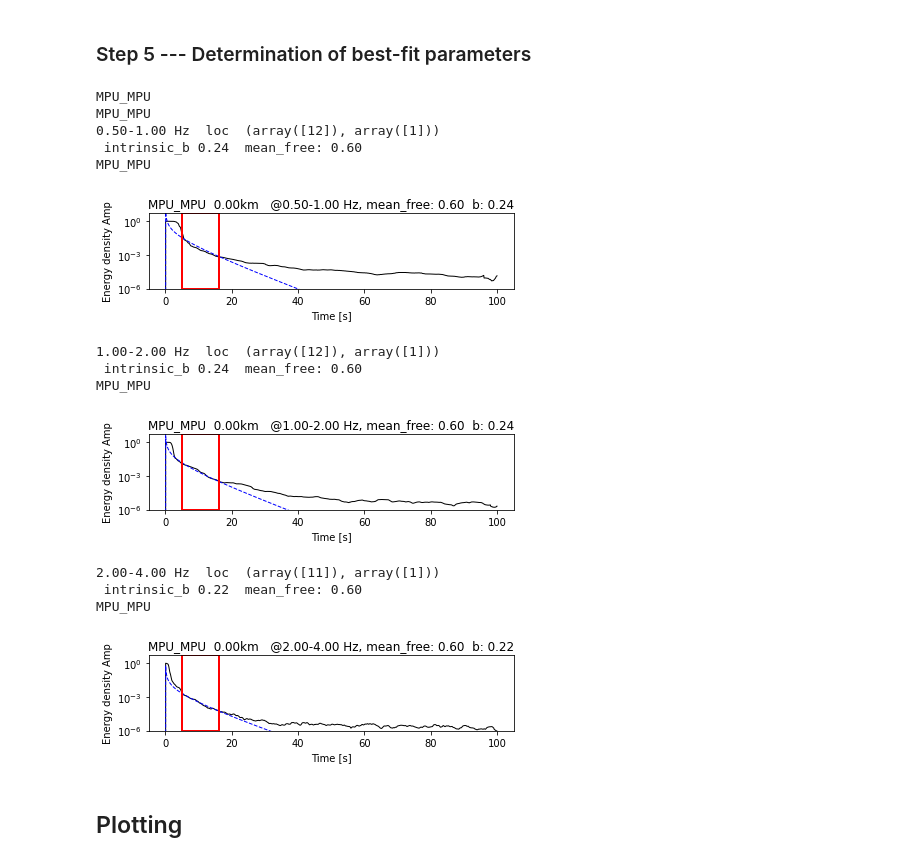
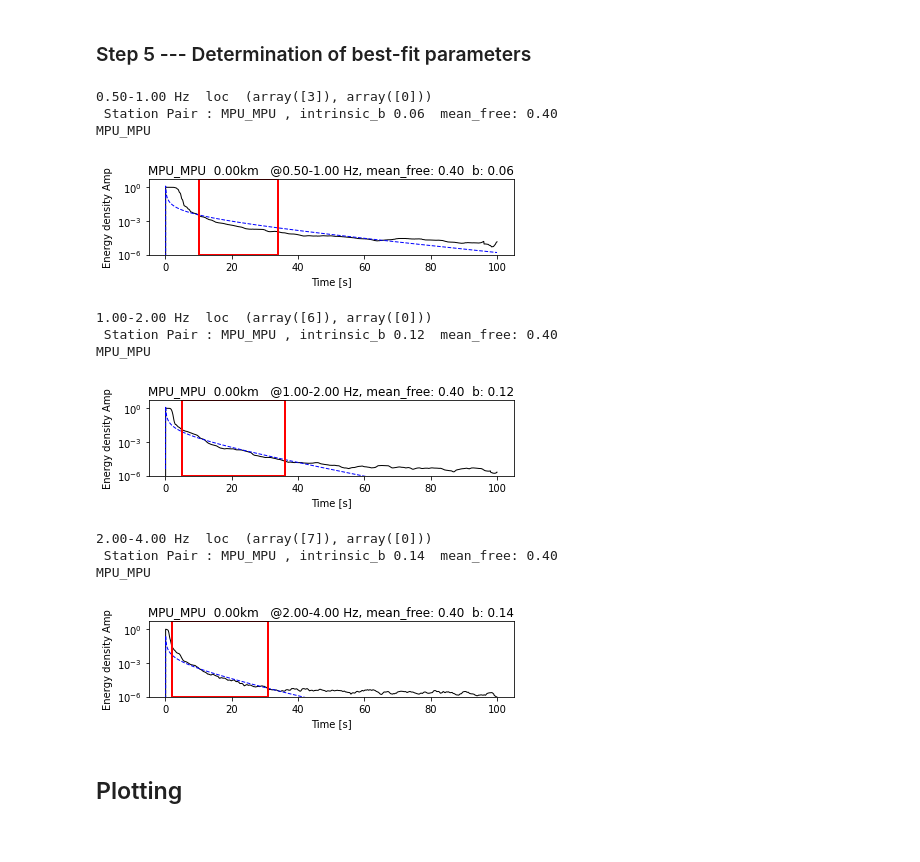
Before and after one commit to kuanfufeng/Noise_Correlation_Attenuation, a Jupyter notebook: Scattering_MFPandIntb_SingleStation.ipynb, the cells around one changed output. Saved outputs shown, nothing was run; the diff lists cells and outputs as text; code cells hidden in the pictures.

Commit message:
Determine the measuring window based on noise level

```diff
--- a/Scattering_MFPandIntb_SingleStation.ipynb
+++ b/Scattering_MFPandIntb_SingleStation.ipynb
@@ -289,7 +289,7 @@ for aa in range(fnum):
 # %% [output]
 [figure]
 # %%
-def plot_fmsv_waveforms(freq,wav,fname):
+def plot_fmsv_waveforms(freq,wav,fname,noise_level,twin):
     nfreq = len(freq) - 1
     fig, ax = plt.subplots(2,nfreq, figsize=(16,6), sharex=False)
 
@@ -303,6 +303,9 @@ def plot_fmsv_waveforms(freq,wav,fname):
         ax[0][fb].set_ylabel("Amplitude")
         ax[0][fb].set_title( "%s   @%4.2f-%4.2f Hz" % ( fname,fmin,fmax ) )
 
+        ax[1][fb].plot([wav[0][0],wav[0][-1]],[noise_level[fb],noise_level[fb]],c='orange',marker='o',ls='--', linewidth=2)
+        ax[1][fb].plot([twin[fb][0],twin[fb][0]],[-0.1,absy],c='orange',marker='o',ls='--', linewidth=2)
+        ax[1][fb].plot([twin[fb][1],twin[fb][1]],[-0.1,absy],c='orange',marker='o',ls='--', linewidth=2)
         ax[1][fb].set_yscale('log', base=10)
         ax[1][fb].plot(wav[0],wav[fb+1], "k-", linewidth=0.5)
         ax[1][fb].set_xlabel("Time [s]")
@@ -315,6 +336,10 @@ def plot_fmsv_waveforms(freq,wav,fname):
 # %%
 data_sym=np.ndarray((nfreq,indx+1)) # two-side averaged stack CF
 fmsv_mean=np.ndarray((fnum,nfreq+1,indx+1))
+
+level=np.ndarray((fnum,nfreq,1))
+ratio=3
+twinbe=np.ndarray((fnum,nfreq,2))
 
 for aa in range (fnum):
     for fb in range(nfreq):
@@ -322,8 +347,15 @@ for aa in range (fnum):
         fmax=freq[fb+1]            # stack positive and negative lags
         sym = 0.5 * msv_mean[aa][fb+1][indx:] + 0.5 * np.flip(msv_mean[aa][fb+1][: indx + 1], axis=0)
         data_sym[fb]=sym
+        Val_mad=mad(sym)
+        level[aa][fb]=Val_mad*ratio
 
-    print(fname[aa])
+        for pt in range(len(sym)):
+            if (sym[pt] < float(level[aa][fb])):
+                twinbe[aa][fb][0]=int((1/fmin)*5)
+                twinbe[aa][fb][1]=int(msv[aa][0][0][indx+pt])
+                print(aa,fb,pt,sym[pt],level[aa][fb],twinbe[aa][fb])
+                break
     fmsv_mean[aa]=[msv[aa][0][0][indx:],data_sym[0],data_sym[1],data_sym[2]]
-    plot_fmsv_waveforms(freq,fmsv_mean[aa],fname[aa])
+    plot_fmsv_waveforms(freq,fmsv_mean[aa],fname[aa],level[aa],twinbe[aa])
 # %% [output]
@@ -409,19 +444,14 @@ def plot_fitting_curves(mean_free,intrinsic_b,tt,Eobs,Esyn,fname,dist,twin):
     plt.tight_layout()
     plt.show()
 # %%
-#twindow=[5.24, 5.74, 6.24, 36.1, 37.1, 37.6] # time windows   --> should be determined depended on station pair
-twindow=[5,6,7,14,15,16]
 cvel=[2.6, 2.0, 1.8]                                     # phase velocity --> should be vary
 
-
-x=np.zeros(2)    # mean_free_path search array
+x=np.zeros(1)    # mean_free_path search array
 y=np.zeros(30)     # intrinsic_b search array
 
 Esyn_temp=np.ndarray((len(x),len(y),npts//2+1))
 Eobs_temp=np.ndarray((len(x),len(y),npts//2+1))
 # %%
-SSR_temppp=np.ndarray((len(x),len(y),len(twindow)))
-
 SSR_final=np.ndarray((len(x),len(y)))
 SSR_final[:][:]=0.
 
@@ -437,6 +467,9 @@ for fb in range(nfreq):
     #for aa in range(0,1):
         #r=float(vdist[aa]) #+0.000001
         r=0.
+        twindow=[]
+        twindow=range(int(twinbe[aa][fb][0]),int(twinbe[aa][fb][1]),1)
+        SSR_temppp=np.ndarray((len(x),len(y),len(twindow)))
 
         # grid search in combination of mean_free_path and intrinsic_b
         Esyn_temp[:][:][:]=0.
@@ -514,62 +547,58 @@ def plot_fitting_result(mean_free,intrinsic_b,tt,Eobs,Esyn,fname,dist,twin,fmin,
     plt.show()
 # %%
 sta_pair=sfiles[0].split("H5/")[1].split(".h5")[0]
-print(sta_pair)
 result_intb=np.ndarray((nfreq))
 result_mfp=np.ndarray((nfreq))
 Eobs=np.ndarray((nfreq,npts//2+1))
 Esyn=np.ndarray((nfreq,npts//2+1))
 temppp=np.ndarray((len(twindow)))
 aa=0
-r=np.take(vdist[aa],0)+0.000001
-print(sta_pair)
+r=0. #np.take(vdist[aa],0)+0.000001
 for fb in range(nfreq):
     fmin=freq[fb]
     fmax=freq[fb+1]
 
     loc=np.where(SSR[fb].T == np.amin(SSR[fb].T))
     locx=list(zip(loc[0], loc[1]))
     print("%4.2f-%4.2f Hz " % (fmin,fmax),"loc ",loc)
     ymin=y[loc[0]]
     xmin=x[loc[1]]
-    print(" intrinsic_b %.2f " % ymin,"mean_free: %.2f " % xmin)
+    print(" Station Pair :",sta_pair ,", intrinsic_b %.2f " % ymin,"mean_free: %.2f " % xmin)
     result_intb[fb]=np.take(ymin,0)
     result_mfp[fb]=np.take(xmin,0)
     for twn in range(npts//2+1):
         tm=dt*twn
         s0=c**2 * tm**2 -r**2
         if s0 <= 0:
             continue
         Eobs[fb][twn]=fmsv_mean[aa][fb+1][twn]
         tmp=ESYN_RadiaTrans(result_mfp[fb], tm ,r, c)
         Esyn[fb][twn]= tmp * math.exp(-1 * result_intb[fb] * tm )
 
     for tsn in range(len(twindow)):
         tsb=int(twindow[tsn]//dt)
         temppp[tsn]=0.
         temppp[tsn]=(math.log10(Eobs[fb][tsb]) - math.log10(Esyn[fb][tsb]))
 
         #print("tsn",tsn,tsb,tse,"Eobs %.2f" % Eobs_temp[nfree][nb][tsn],"Esyn %.2e" % Esyn_temp[nfree][nb][tsn],
         #    "SSR_temp %.2f" % SSR_temppp[nfree][nb][tsn],"crap",crap,res_max)
     crap=np.mean(temppp)
     Esyn[fb]*=(10**crap)
     plot_fitting_result(result_mfp[fb],result_intb[fb],fmsv_mean[aa][0][:],
-                        Eobs[fb],Esyn[fb],sta_pair,vdist[aa],twindow,fmin,fmax)
+                        Eobs[fb],Esyn[fb],sta_pair,vdist[aa],twinbe[aa][fb],fmin,fmax)
 # %% [output]
+0.50-1.00 Hz  loc  (array([3]), array([0]))
+ Station Pair : MPU_MPU , intrinsic_b 0.06  mean_free: 0.40
 MPU_MPU
-MPU_MPU
-0.50-1.00 Hz  loc  (array([12]), array([1]))
- intrinsic_b 0.24  mean_free: 0.60
-MPU_MPU
-[figure, old version]
+[figure, new version]
-1.00-2.00 Hz  loc  (array([12]), array([1]))
- intrinsic_b 0.24  mean_free: 0.60
+1.00-2.00 Hz  loc  (array([6]), array([0]))
+ Station Pair : MPU_MPU , intrinsic_b 0.12  mean_free: 0.40
 MPU_MPU
-[figure, old version]
+[figure, new version]
-2.00-4.00 Hz  loc  (array([11]), array([1]))
- intrinsic_b 0.22  mean_free: 0.60
+2.00-4.00 Hz  loc  (array([7]), array([0]))
+ Station Pair : MPU_MPU , intrinsic_b 0.14  mean_free: 0.40
 MPU_MPU
-[figure, old version]
+[figure, new version]
 # %% [markdown]
 ## Plotting
 # %%
```
Also changed, not shown: parts of 3 cells of this notebook, 3 other files.
